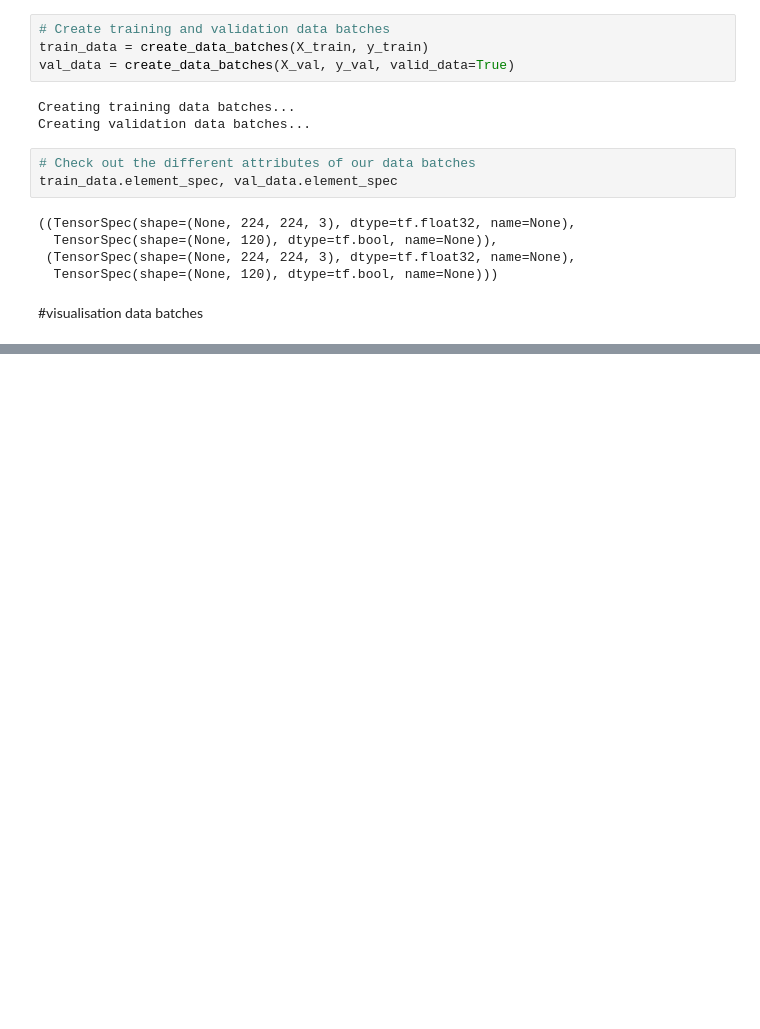
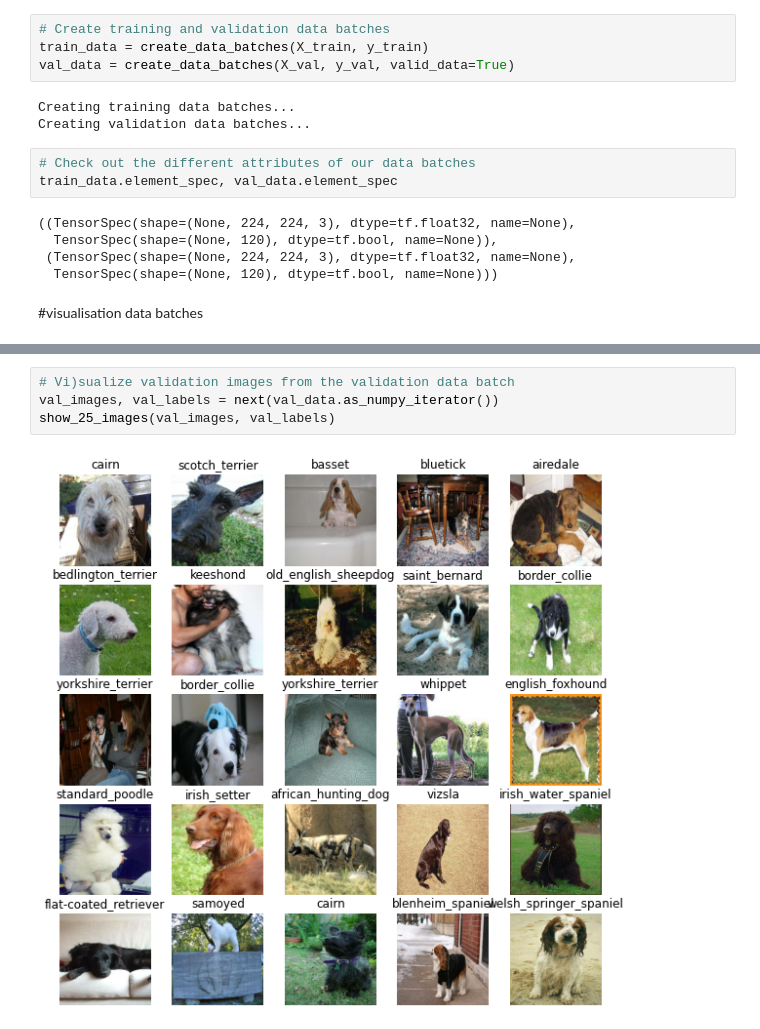
Before and after one commit to ouardaoui/ML, a Jupyter notebook: dog_vision.ipynb, the cells around one changed output, grey strips where cells are left out. Cells and saved outputs as stored; diff of their text form; blank space fills up the shorter version.

```diff
--- a/dog_vision.ipynb
+++ b/dog_vision.ipynb
@@ -331,0 +323,6 @@ y[0].argmax
+# %%
+# Vi)sualize validation images from the validation data batch
+val_images, val_labels = next(val_data.as_numpy_iterator())
+show_25_images(val_images, val_labels)
+# %% [output]
+[figure, added]
```
Also changed, not shown: parts of 10 cells of this notebook.
